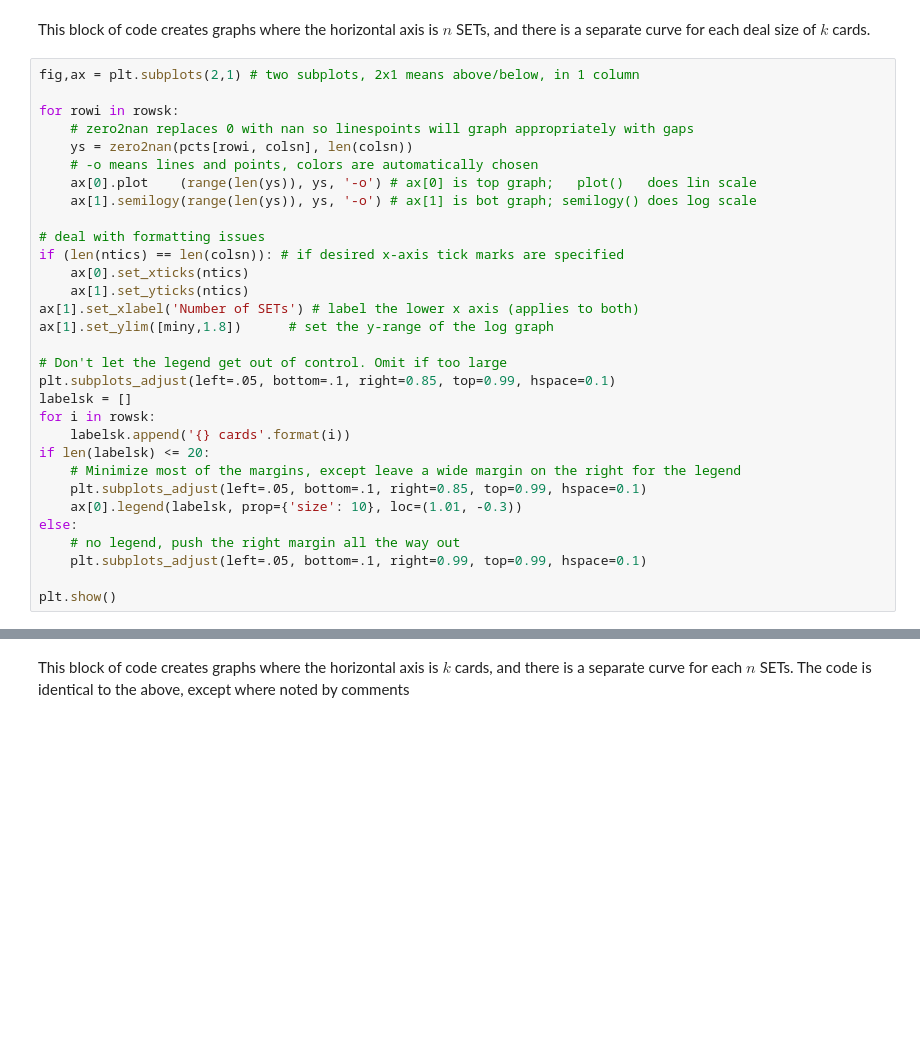
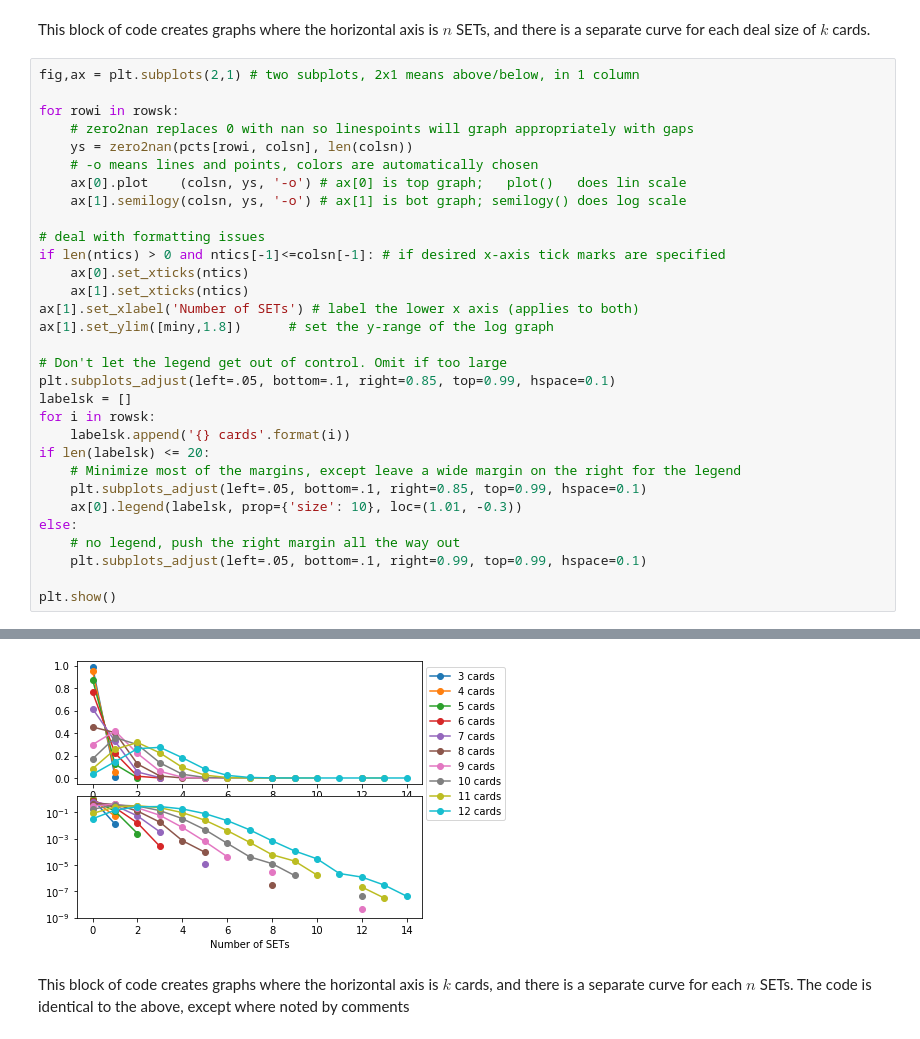
Before and after one commit to RubeRad/SET, a Jupyter notebook: enumerate_deals.ipynb, the cells around one changed output, grey strips where cells are left out. Cells and saved outputs as stored; diff of their text form; blank space fills up the shorter version.

Commit message:
Add graphs for randomly-sampled results. Add some discussion to paper

```diff
--- a/enumerate_deals.ipynb
+++ b/enumerate_deals.ipynb
@@ -116,13 +116,13 @@ for rowi in rowsk:
     # zero2nan replaces 0 with nan so linespoints will graph appropriately with gaps
     ys = zero2nan(pcts[rowi, colsn], len(colsn))
     # -o means lines and points, colors are automatically chosen
-    ax[0].plot    (range(len(ys)), ys, '-o') # ax[0] is top graph;   plot()   does lin scale
-    ax[1].semilogy(range(len(ys)), ys, '-o') # ax[1] is bot graph; semilogy() does log scale
+    ax[0].plot    (colsn, ys, '-o') # ax[0] is top graph;   plot()   does lin scale
+    ax[1].semilogy(colsn, ys, '-o') # ax[1] is bot graph; semilogy() does log scale
 
 # deal with formatting issues
-if (len(ntics) == len(colsn)): # if desired x-axis tick marks are specified
+if len(ntics) > 0 and ntics[-1]<=colsn[-1]: # if desired x-axis tick marks are specified
     ax[0].set_xticks(ntics)
-    ax[1].set_yticks(ntics)
+    ax[1].set_xticks(ntics)
 ax[1].set_xlabel('Number of SETs') # label the lower x axis (applies to both)
 ax[1].set_ylim([miny,1.8])      # set the y-range of the log graph
 
@@ -146,3 +144,4 @@ plt.show()
+[figure, added]
 # %% [markdown]
 This block of code creates graphs where the horizontal axis is $k$ cards, and there is a separate curve for each $n$ SETs. The code is identical to the above, except where noted by comments
 # %%
```
Also changed, not shown: parts of 2 cells of this notebook, 2 other files.
